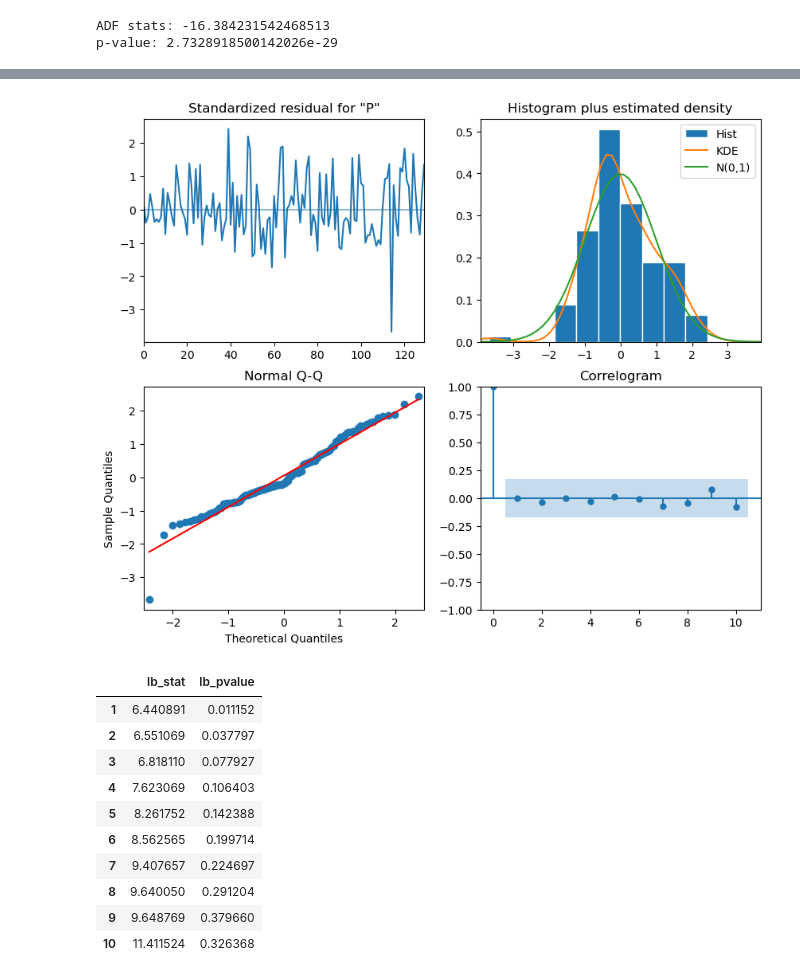
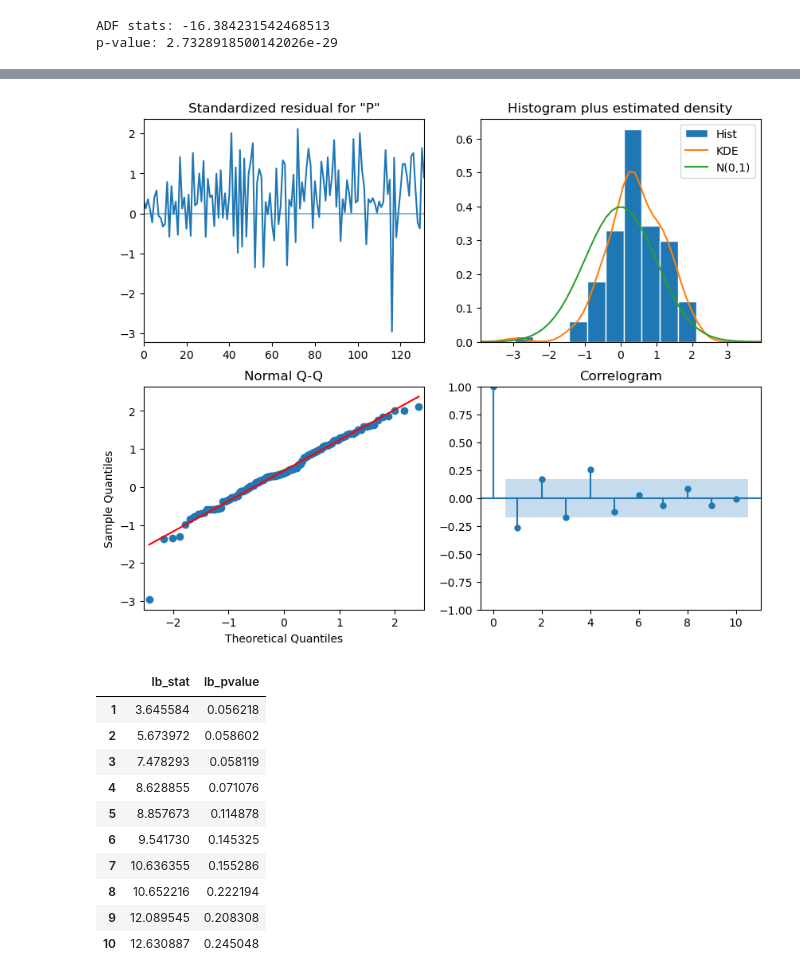
Before and after one commit to Alexa201228/timeseriesPracticeML, a Jupyter notebook: SARIMA_model.ipynb, the cells around one changed output, grey strips where cells are left out. Cells and saved outputs as stored; diff of their text form; code cells hidden in the pictures.

Commit message:
Complete SARIMA model

```diff
--- a/SARIMA_model.ipynb
+++ b/SARIMA_model.ipynb
@@ -133,11 +133,11 @@ ARIMA_result
 169 rows × 2 columns
 # %%
-ARIMA_model = SARIMAX(train, order=(11, 2, 3), simple_differencing=False)
+ARIMA_model = SARIMAX(train, order=(11, 0, 3), simple_differencing=False)
 ARIMA_model_fit = ARIMA_model.fit(disp=False)
 
 ARIMA_model_fit.plot_diagnostics(figsize=(10, 8));
 # %% [output]
-[figure, old version]
+[figure, new version]
 # %%
 from statsmodels.stats.diagnostic import acorr_ljungbox
 
@@ -147,13 +147,13 @@ ljungbox_df = acorr_ljungbox(residuals, np.arange(1, 11, 1))
 ljungbox_df
 # %% [output]
 |  | lb_stat | lb_pvalue |
-| 1 | 6.440891 | 0.011152 |
-| 2 | 6.551069 | 0.037797 |
-| 3 | 6.818110 | 0.077927 |
-| 4 | 7.623069 | 0.106403 |
-| 5 | 8.261752 | 0.142388 |
-| 6 | 8.562565 | 0.199714 |
-| 7 | 9.407657 | 0.224697 |
-| 8 | 9.640050 | 0.291204 |
-| 9 | 9.648769 | 0.379660 |
-| 10 | 11.411524 | 0.326368 |
+| 1 | 3.645584 | 0.056218 |
+| 2 | 5.673972 | 0.058602 |
+| 3 | 7.478293 | 0.058119 |
+| 4 | 8.628855 | 0.071076 |
+| 5 | 8.857673 | 0.114878 |
+| 6 | 9.541730 | 0.145325 |
+| 7 | 10.636355 | 0.155286 |
+| 8 | 10.652216 | 0.222194 |
+| 9 | 12.089545 | 0.208308 |
+| 10 | 12.630887 | 0.245048 |
```
Also changed, not shown: parts of 13 cells of this notebook.
